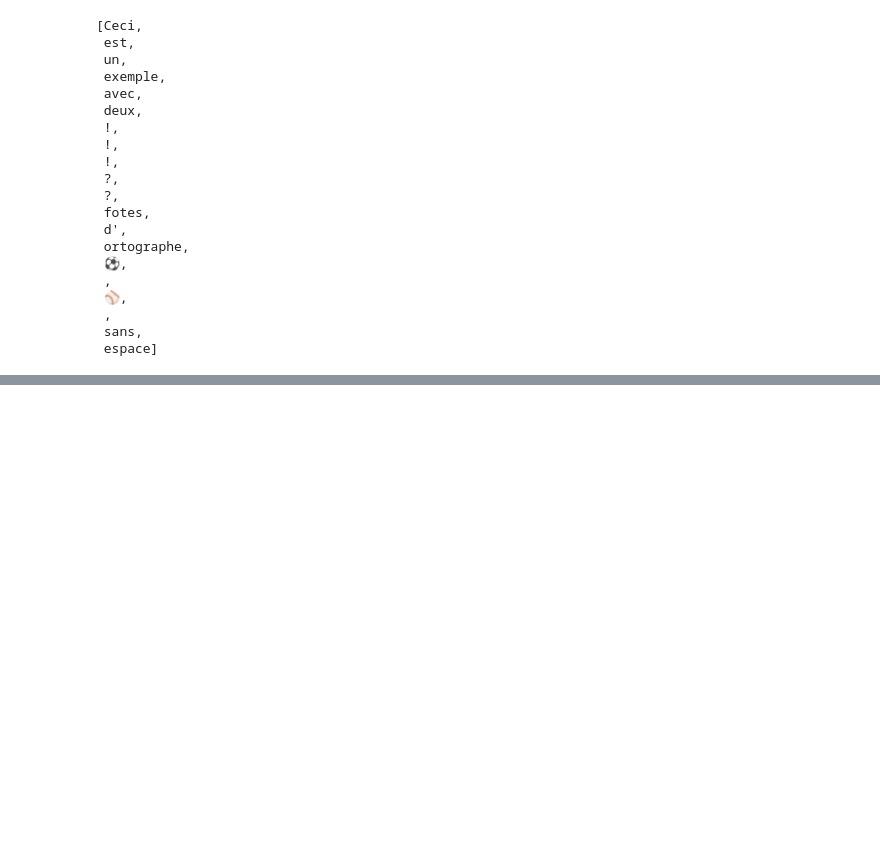
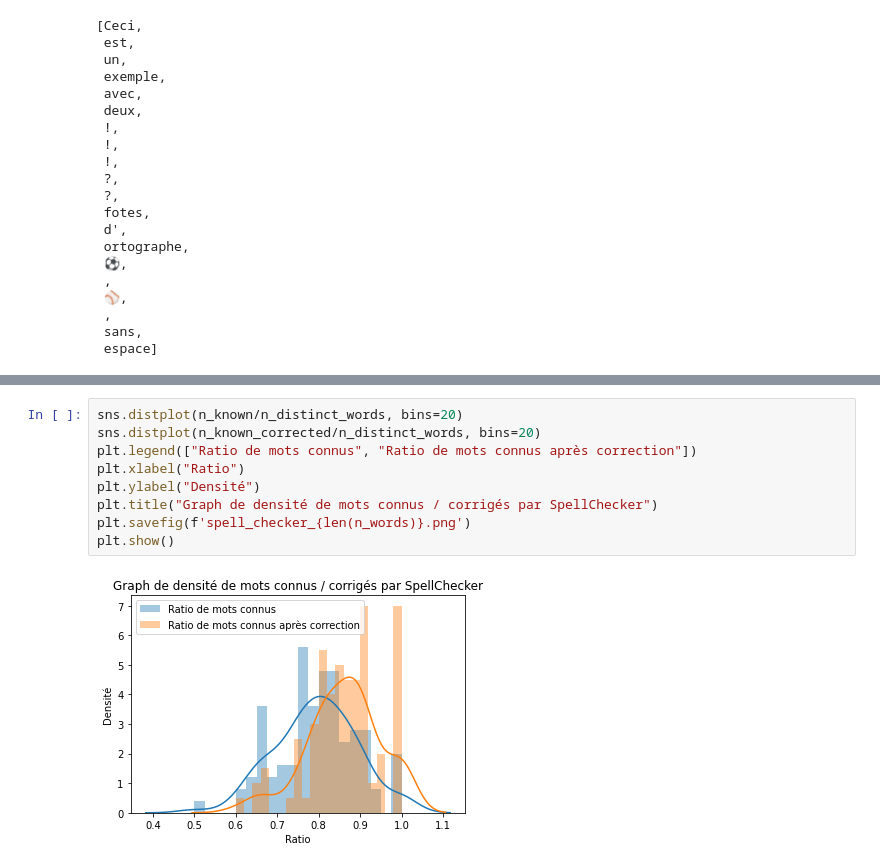
Before and after one commit to DITEP/KmemBERT, a Jupyter notebook: data_analysis.ipynb, the cells around one changed output, grey strips where cells are left out. Drawn from its saved outputs; the diff is of its cells as text; blank space fills up the shorter version.

```diff
--- a/data_analysis.ipynb
+++ b/data_analysis.ipynb
@@ -147,0 +223,11 @@ list(nlp(tweet))
+# %%
+sns.distplot(n_known/n_distinct_words, bins=20)
+sns.distplot(n_known_corrected/n_distinct_words, bins=20)
+plt.legend(["Ratio de mots connus", "Ratio de mots connus après correction"])
+plt.xlabel("Ratio")
+plt.ylabel("Densité")
+plt.title("Graph de densité de mots connus / corrigés par SpellChecker")
+plt.savefig(f'spell_checker_{len(n_words)}.png')
+plt.show()
+# %% [output]
+[figure, added]
```
Also changed, not shown: parts of 17 cells of this notebook, 2 other files.
